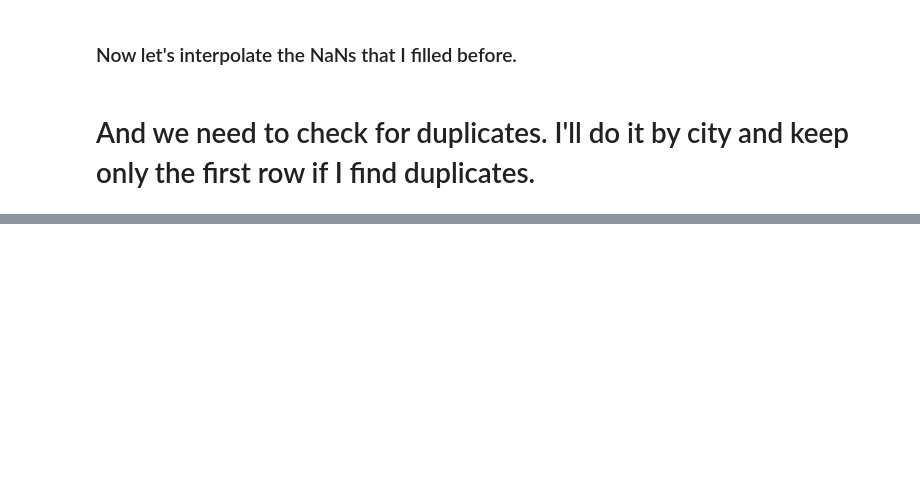
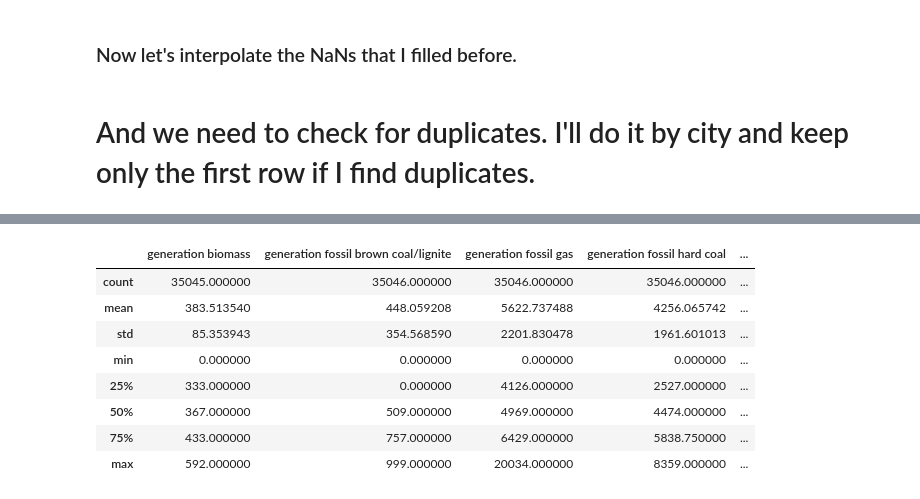
Before and after one commit to DrAlexSanz/Electricity-prices, a Jupyter notebook: Electricity_cleaning.ipynb, the cells around one changed output, grey strips where cells are left out. Cells and saved outputs as stored; diff of their text form; code cells hidden in the pictures; blank space fills up the shorter version.

```diff
--- a/Electricity_cleaning.ipynb
+++ b/Electricity_cleaning.ipynb
@@ -124,0 +150,22 @@ There are 3076 duplicated rows in the weather dataset
+# %%
+to_drop = ["generation fossil coal-derived gas", "generation fossil oil shale", "generation fossil peat", "generation geothermal",
+           "generation hydro pumped storage aggregated", "generation marine", "generation wind offshore", "forecast solar day ahead",
+           "forecast wind offshore eday ahead", "forecast solar day ahead", "forecast wind onshore day ahead", "price day ahead"]
+energy.drop(to_drop, axis = 1, inplace = True)
+# %%
+# Convert the time column to a datetime, it's considered something else
+
+energy["time"] = pd.to_datetime(energy["time"], utc = True, infer_datetime_format = True)
+energy.set_index("time")
+
+energy.describe()
+# %% [output]
+|  | generation biomass | generation fossil brown coal/lignite | generation fossil gas | generation fossil hard coal | ... |
+| count | 35045.000000 | 35046.000000 | 35046.000000 | 35046.000000 | ... |
+| mean | 383.513540 | 448.059208 | 5622.737488 | 4256.065742 | ... |
+| std | 85.353943 | 354.568590 | 2201.830478 | 1961.601013 | ... |
+| min | 0.000000 | 0.000000 | 0.000000 | 0.000000 | ... |
+| 25% | 333.000000 | 0.000000 | 4126.000000 | 2527.000000 | ... |
+| 50% | 367.000000 | 509.000000 | 4969.000000 | 4474.000000 | ... |
+| 75% | 433.000000 | 757.000000 | 6429.000000 | 5838.750000 | ... |
+| max | 592.000000 | 999.000000 | 20034.000000 | 8359.000000 | ... |
```
Also changed, not shown: parts of 17 cells of this notebook.
